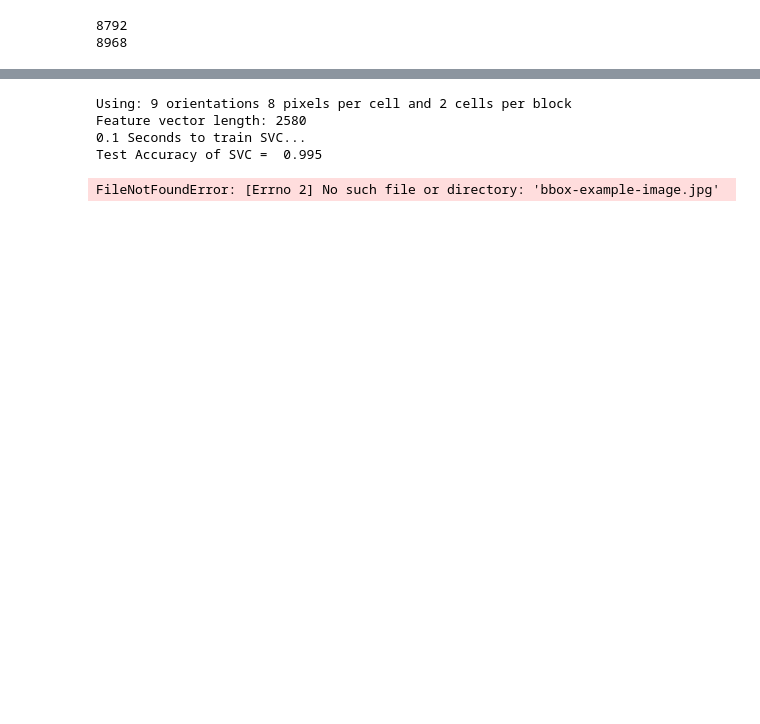
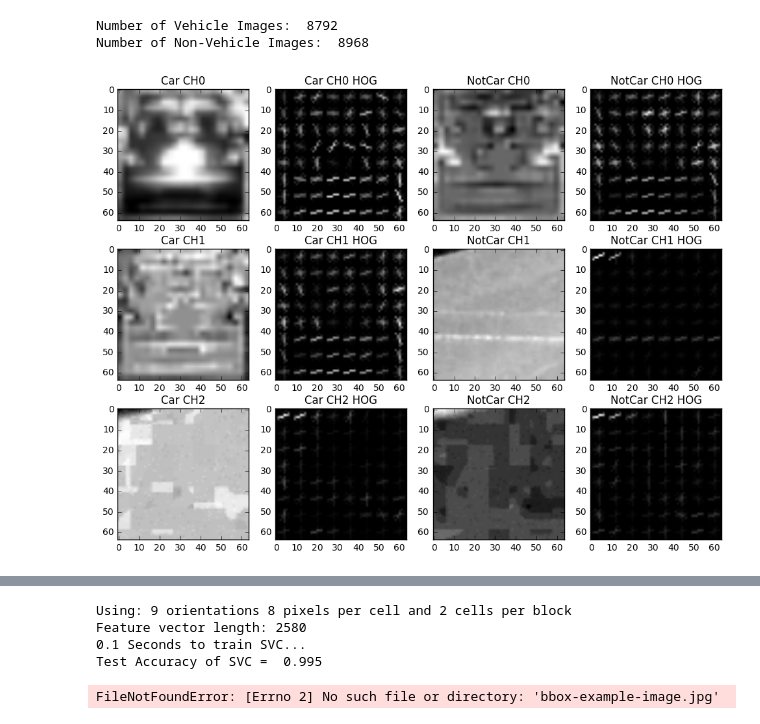
Before and after one commit to avavavsf/Vehicle-Detection, a Jupyter notebook: vehicle_detection.ipynb, the cells around one changed output, grey strips where cells are left out. Saved outputs shown, nothing was run; the diff lists cells and outputs as text; code cells hidden in the pictures; blank space fills up the shorter version.

```diff
--- a/vehicle_detection.ipynb
+++ b/vehicle_detection.ipynb
@@ -90,8 +277,47 @@ plt.title('NotCar CH2 HOG')
 # %%
+#Import the training data
 cars = glob.glob('./data/vehicles/*/*.png')
 notcars = glob.glob('./data/non-vehicles/*/*.png')
-print(len(cars))
-print(len(notcars))
+print('Number of Vehicle Images: ',len(cars))
+print('Number of Non-Vehicle Images: ',len(notcars))
 # %% [output]
-8792
-8968
+Number of Vehicle Images:  8792
+Number of Non-Vehicle Images:  8968
+# %%
+### Extract HOG feature only from Random image
+car_id = np.random.randint(0,len(cars))
+notcar_id = np.random.randint(0,len(notcars))
+#RGB image
+car_image = mpimg.imread(cars[car_id])
+notcar_image = mpimg.imread(notcars[notcar_id])
+
+orient = 9
+pix_per_cell = 8
+cell_per_block = 2
+
+# Can be RGB, HSV, LUV, HLS, YUV, YCrCb
+car_image = cv2.cvtColor(car_image, cv2.COLOR_RGB2YCrCb)
+notcar_image = cv2.cvtColor(notcar_image, cv2.COLOR_RGB2YCrCb)
+
+car_hog_image = []
+notcar_hog_image = []
+for i in range(len(car_image.shape)):
+    #Car
+    features, img = get_hog_features(car_image[:,:,i], orient, pix_per_cell, cell_per_block,
+                            vis=True, feature_vec=True)
+    car_hog_image.append(img)
+    # not car
+    features, img = get_hog_features(notcar_image[:,:,i], orient, pix_per_cell, cell_per_block,
+                            vis=True, feature_vec=True)
+    notcar_hog_image.append(img)
+
+#plot the results
+imgs = [car_image[:,:,0],car_hog_image[0],car_image[:,:,1],car_hog_image[1],car_image[:,:,2],car_hog_image[2],
+       notcar_image[:,:,0],notcar_hog_image[0],notcar_image[:,:,1],notcar_hog_image[1],notcar_image[:,:,2],notcar_hog_image[2]]
+titles = ['Car CH0','Car CH0 HOG','NotCar CH0','NotCar CH0 HOG',
+         'Car CH1','Car CH1 HOG','NotCar CH1','NotCar CH1 HOG',
+         'Car CH2','Car CH2 HOG','NotCar CH2','NotCar CH2 HOG',]
+fig = plt.figure(figsize=(12,9))
+hog_visualize(fig, 3, 4, imgs, titles)
+# %% [output]
+[figure, added]
```
Also changed, not shown: parts of 6 cells of this notebook.
